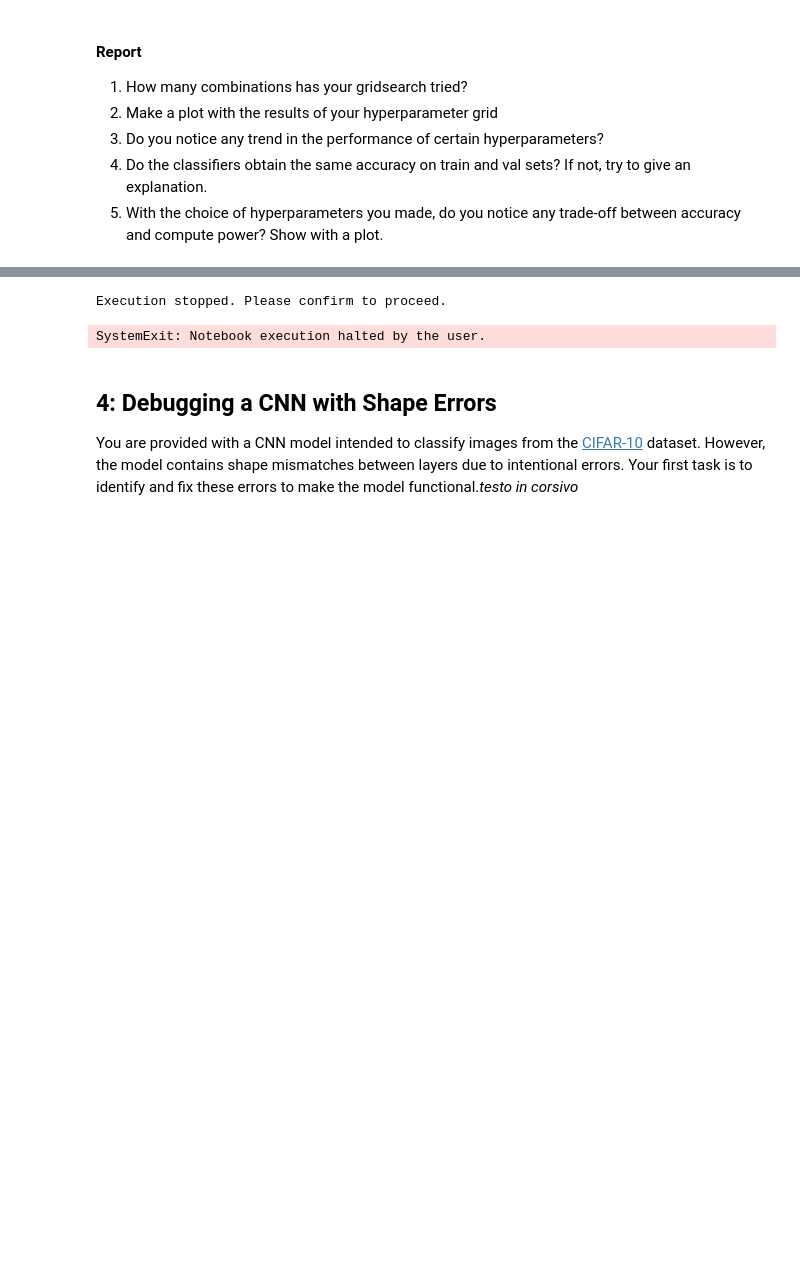
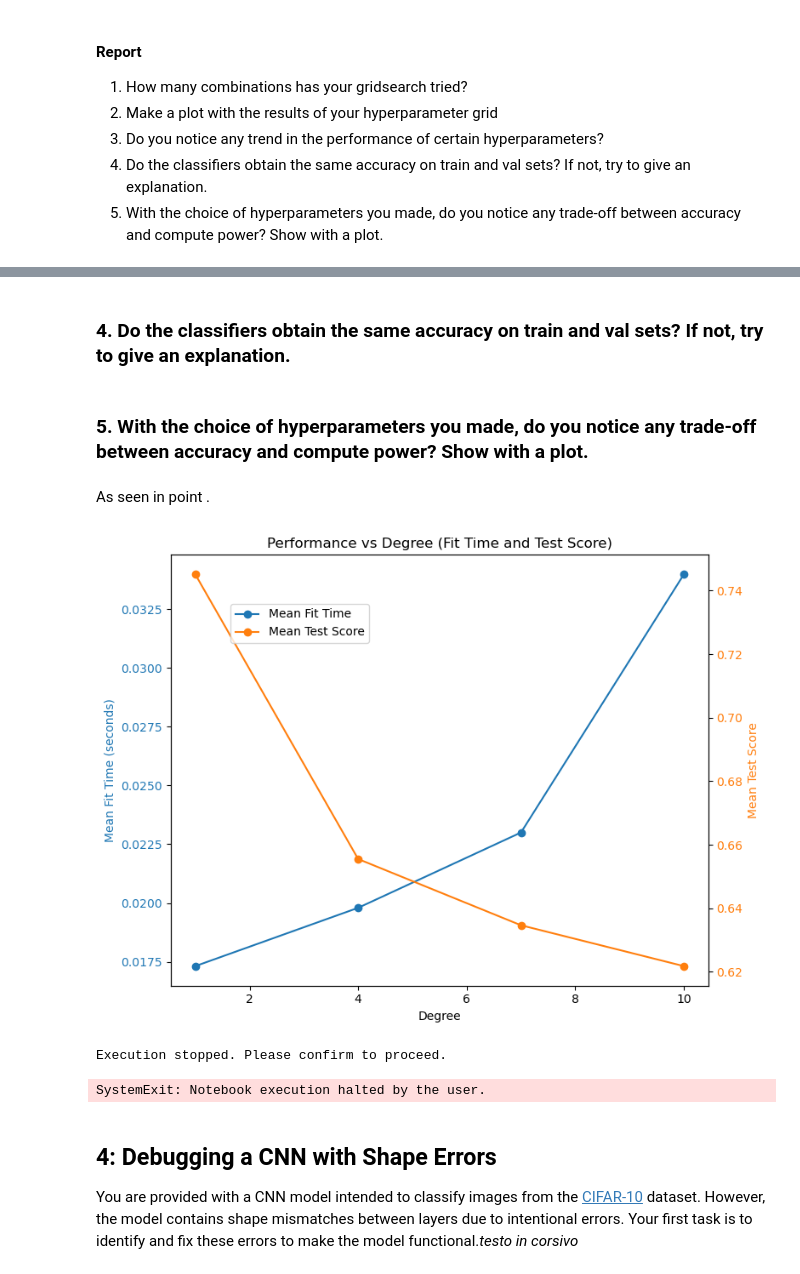
Before and after one commit to cycileo/FDS-HomeWorks, a Jupyter notebook: Homework02/HW2.ipynb, the cells around one changed output, grey strips where cells are left out. Drawn from its saved outputs; the diff is of its cells as text; code cells hidden in the pictures; blank space fills up the shorter version.

```diff
--- a/Homework02/HW2.ipynb
+++ b/Homework02/HW2.ipynb
@@ -1409,3 +1301,43 @@ plt.show()
+# %% [markdown]
+### 4. Do the classifiers obtain the same accuracy on train and val sets? If not, try to give an explanation.
+# %% [markdown]
+### 5. With the choice of hyperparameters you made, do you notice any trade-off between accuracy and compute power? Show with a plot.
+# %% [markdown]
+As seen in point .
+# %%
+import matplotlib.pyplot as plt
+
+# Group by degree and calculate the mean for fit_time and test_score
+grouped_data = degree_data.groupby('degree').agg(
+    mean_fit_time=('mean_fit_time', 'mean'),
+    mean_test_score=('mean_test_score', 'mean')
+).reset_index()
+
+# Create the plot with two y-axes
+fig, ax1 = plt.subplots(figsize=(8, 6))
+
+# Plot mean_fit_time on the first y-axis
+ax1.plot(grouped_data['degree'], grouped_data['mean_fit_time'], 'o-', color='tab:blue', label='Mean Fit Time')
+ax1.set_xlabel('Degree')
+ax1.set_ylabel('Mean Fit Time (seconds)', color='tab:blue')
+ax1.tick_params(axis='y', labelcolor='tab:blue')
+
+# Create a second y-axis for mean_test_score
+ax2 = ax1.twinx()
+ax2.plot(grouped_data['degree'], grouped_data['mean_test_score'], 'o-', color='tab:orange', label='Mean Test Score')
+ax2.set_ylabel('Mean Test Score', color='tab:orange')
+ax2.tick_params(axis='y', labelcolor='tab:orange')
+
+# Set title
+ax1.set_title('Performance vs Degree (Fit Time and Test Score)')
+
+# Add a legend for both y-axes
+fig.tight_layout()
+fig.legend(loc='upper left', bbox_to_anchor=(0.1, 0.9), bbox_transform=ax1.transAxes)
+
+plt.show()
+# %% [output]
+[figure, added]
 # %%
 # Safety check to prevent accidental execution
 proceed = input("Are you sure you want to execute the next cells? (yes/no): ").strip().lower()
```
Also changed, not shown: parts of 12 cells of this notebook.
